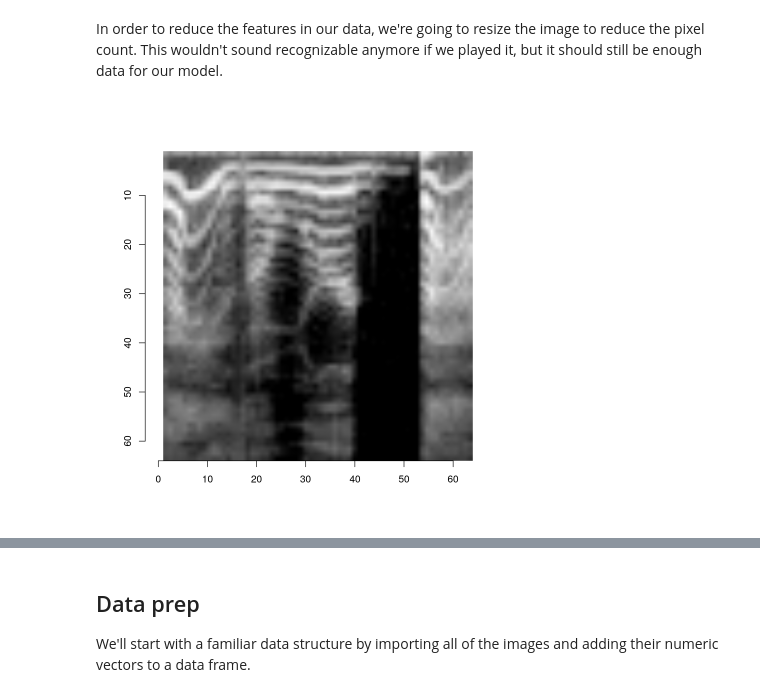
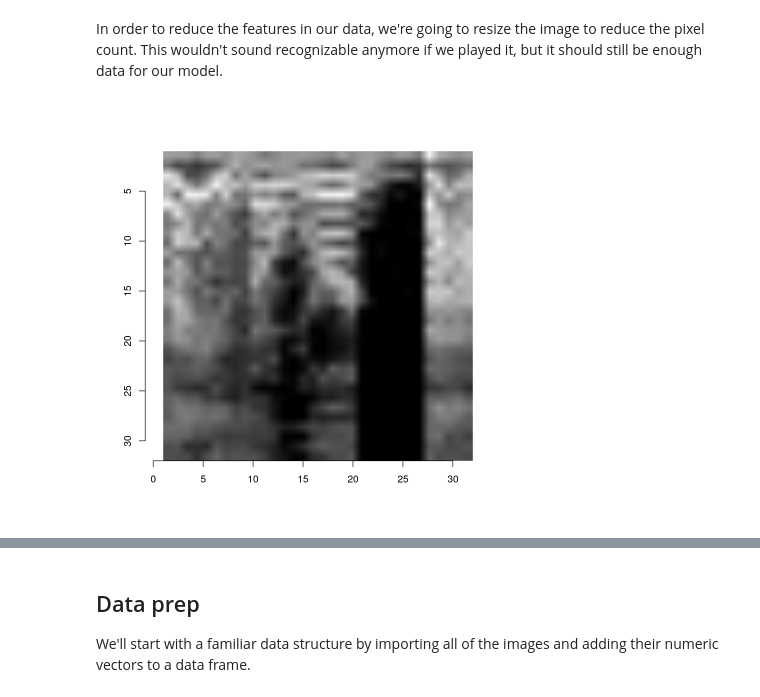
Before and after one commit to jrisi256/nnr_tutorial, a Jupyter notebook: nn_tutorial.ipynb, the cells around one changed output, grey strips where cells are left out. Drawn from its saved outputs; the diff is of its cells as text; code cells hidden in the pictures.

```diff
--- a/nn_tutorial.ipynb
+++ b/nn_tutorial.ipynb
@@ -66,7 +66,7 @@ sample[1:10]
 # %% [markdown]
 In order to reduce the features in our data, we're going to resize the image to reduce the pixel count. This wouldn't sound recognizable anymore if we played it, but it should still be enough data for our model.
 # %%
-sample <- resize(sample, 64, 64)
+sample <- resize(sample, 32, 32)
 plot(sample)
 # %% [output]
-[figure, old version]
+[figure, new version]
```
Also changed, not shown: parts of 22 cells of this notebook, 2 other files.
